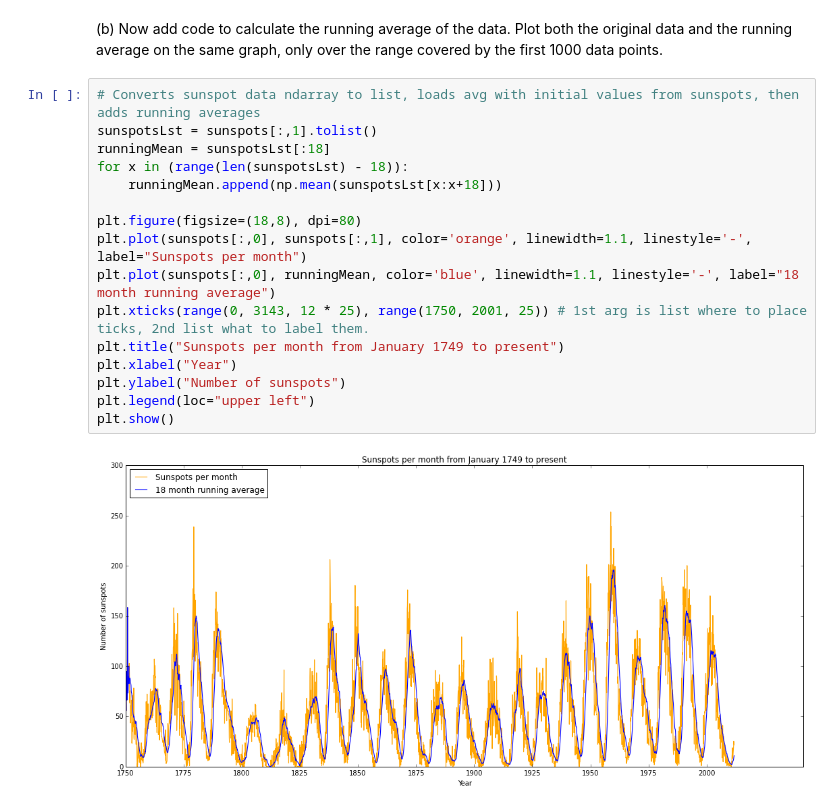
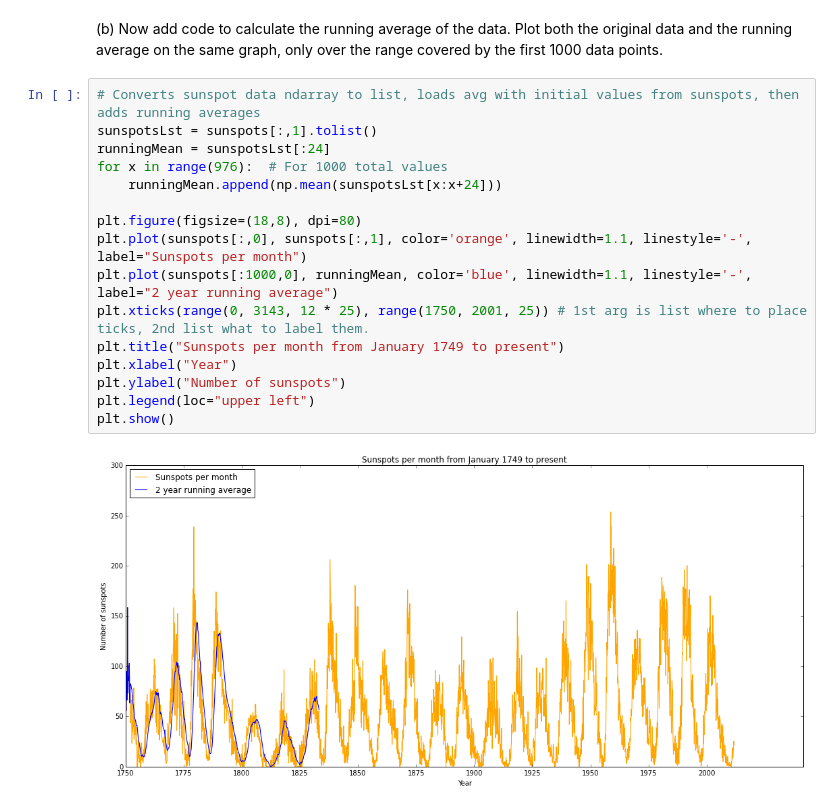
Before and after one commit to jking06/PHYS202-S14, a Jupyter notebook: Graphics/GraphicsExercises.ipynb, the cells around one changed output. Cells and saved outputs as stored; diff of their text form.

```diff
--- a/Graphics/GraphicsExercises.ipynb
+++ b/Graphics/GraphicsExercises.ipynb
@@ -92,18 +92,18 @@ plt.show()
 # %%
 # Converts sunspot data ndarray to list, loads avg with initial values from sunspots, then adds running averages
 sunspotsLst = sunspots[:,1].tolist()
-runningMean = sunspotsLst[:18]
-for x in (range(len(sunspotsLst) - 18)):
-    runningMean.append(np.mean(sunspotsLst[x:x+18]))
+runningMean = sunspotsLst[:24]
+for x in range(976):  # For 1000 total values
+    runningMean.append(np.mean(sunspotsLst[x:x+24]))
 
 plt.figure(figsize=(18,8), dpi=80)
 plt.plot(sunspots[:,0], sunspots[:,1], color='orange', linewidth=1.1, linestyle='-', label="Sunspots per month")
-plt.plot(sunspots[:,0], runningMean, color='blue', linewidth=1.1, linestyle='-', label="18 month running average")
+plt.plot(sunspots[:1000,0], runningMean, color='blue', linewidth=1.1, linestyle='-', label="2 year running average")
 plt.xticks(range(0, 3143, 12 * 25), range(1750, 2001, 25)) # 1st arg is list where to place ticks, 2nd list what to label them.
 plt.title("Sunspots per month from January 1749 to present")
 plt.xlabel("Year")
 plt.ylabel("Number of sunspots")
 plt.legend(loc="upper left")
 plt.show()
 # %% [output]
-[figure, old version]
+[figure, new version]
```
Also changed, not shown: parts of 5 cells of this notebook, 1 other file.
